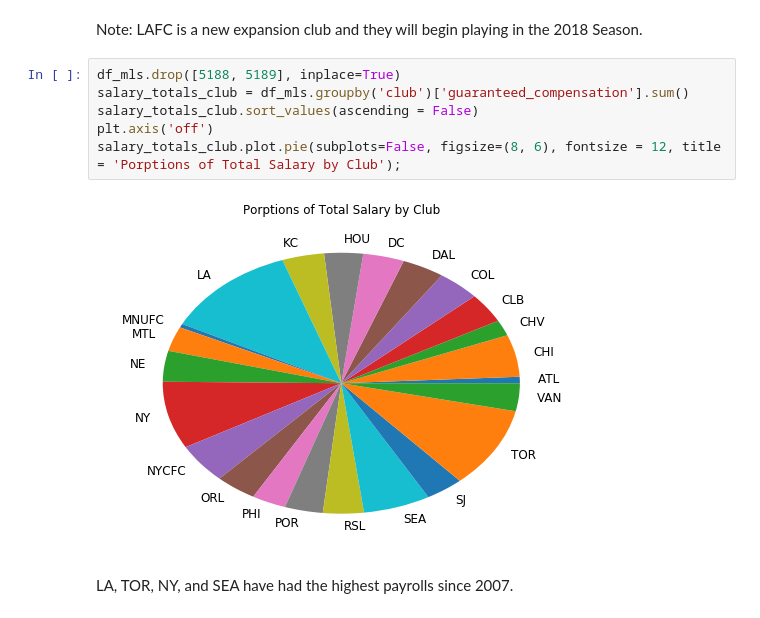
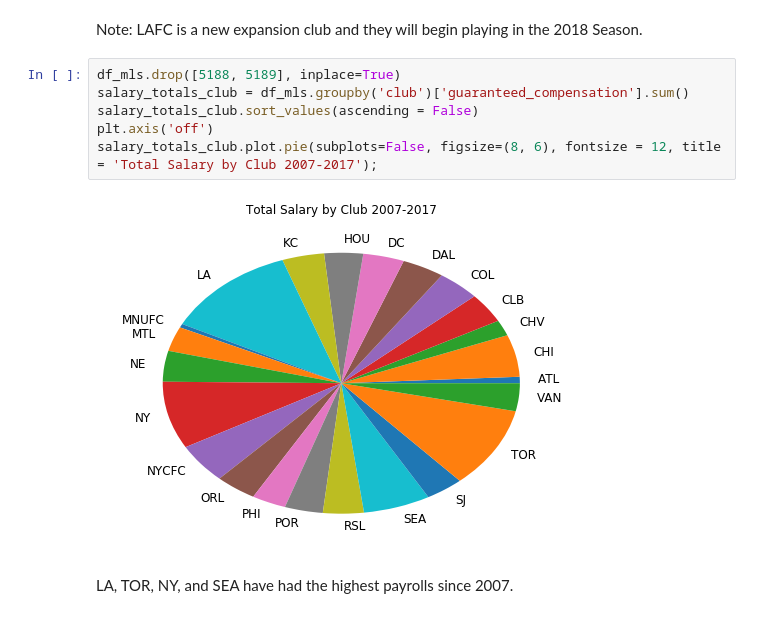
Before and after one commit to Will-Talbot/Data-Science-Portfolio, a Jupyter notebook: Notebook/MLS_EDA.ipynb, the cells around one changed output. Drawn from its saved outputs; the diff is of its cells as text.

```diff
--- a/Notebook/MLS_EDA.ipynb
+++ b/Notebook/MLS_EDA.ipynb
@@ -689,11 +689,11 @@ Note: LAFC is a new expansion club and they will begin playing in the 2018 Seaso
 # %%
 df_mls.drop([5188, 5189], inplace=True)
 salary_totals_club = df_mls.groupby('club')['guaranteed_compensation'].sum()
 salary_totals_club.sort_values(ascending = False)
 plt.axis('off')
-salary_totals_club.plot.pie(subplots=False, figsize=(8, 6), fontsize = 12, title = 'Porptions of Total Salary by Club');
+salary_totals_club.plot.pie(subplots=False, figsize=(8, 6), fontsize = 12, title = 'Total Salary by Club 2007-2017');
 # %% [output]
-[figure, old version]
+[figure, new version]
 # %% [markdown]
 LA, TOR, NY, and SEA have had the highest payrolls since 2007.
 # %%
```
Also changed, not shown: parts of 2 cells of this notebook.
